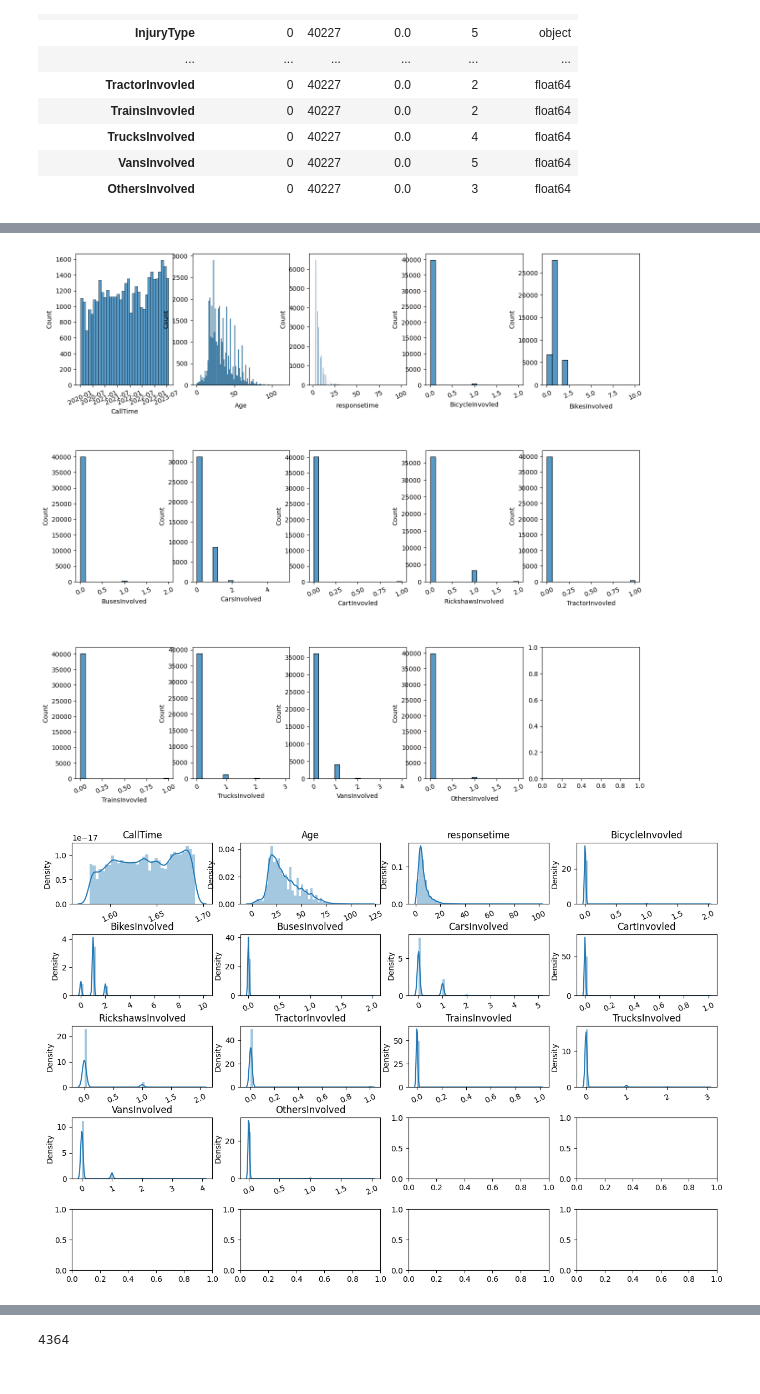
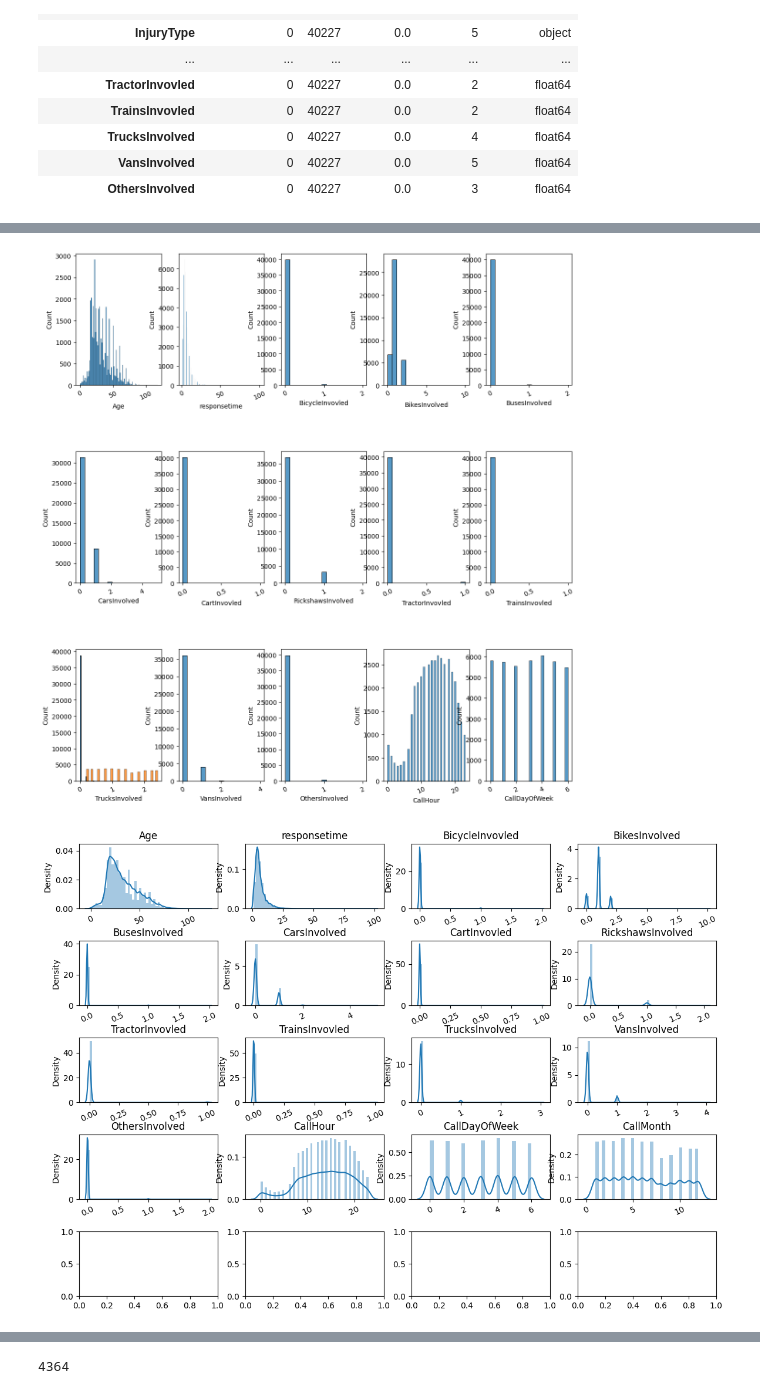
Before and after one commit to Sibgat-Ul/Road_Accidents_Pakistan_Prediction, a Jupyter notebook: toonsquad_445_7_assignment_2.ipynb, the cells around one changed output, grey strips where cells are left out. Drawn from its saved outputs; the diff is of its cells as text; code cells hidden in the pictures.

```diff
--- a/toonsquad_445_7_assignment_2.ipynb
+++ b/toonsquad_445_7_assignment_2.ipynb
@@ -199,0 +208,10 @@ num_cols = get_num_cols(rta_dataset)
+# %%
+rta_dataset['CallTime'] = pd.DatetimeIndex(rta_dataset['CallTime'])
+rta_dataset['CallHour'] = rta_dataset['CallTime'].dt.hour
+rta_dataset['CallDayOfWeek'] = rta_dataset['CallTime'].dt.dayofweek
+rta_dataset['CallMonth'] = rta_dataset['CallTime'].dt.month
+rta_dataset['CallYear'] = rta_dataset['CallTime'].dt.year
+rta_dataset.drop(columns=['CallTime', 'CallYear', 'EcYear'], inplace=True)
+
+cat_cols = get_cat_cols(rta_dataset)
+num_cols = get_num_cols(rta_dataset)
@@ -200,5 +220,5 @@ num_cols = get_num_cols(rta_dataset)
 # %%
-fig, axes = plt.subplots(nrows=2, ncols=4, figsize=(16, 13))
+fig, axes = plt.subplots(nrows=2, ncols=4, figsize=(14, 13))
 plt.subplots_adjust(hspace=.5)
 
 r, c = 0, 0
@@ -221,5 +241,5 @@ plt.show()
 # %%
-fig, axes = plt.subplots(nrows=2, ncols=4, figsize=(16, 13))
+fig, axes = plt.subplots(nrows=2, ncols=4, figsize=(14, 13))
 plt.subplots_adjust(hspace=.5)
 
 r, c = 0, 0
@@ -241,5 +261,5 @@ plt.show()
 # %%
-fig, axes = plt.subplots(nrows=3, ncols=5, figsize=(16, 15))
+fig, axes = plt.subplots(nrows=3, ncols=5, figsize=(14, 15))
 plt.subplots_adjust(hspace=.5)
 
 r, c = 0, 0
@@ -254,23 +274,23 @@ for col in num_cols:
         if r < 2:
             r = r + 1
 # %% [output]
-[figure, old version]
+[figure, new version]
 # %%
-fig, axes = plt.subplots(nrows=5, ncols=4, figsize=(15, 10))
+fig, axes = plt.subplots(nrows=5, ncols=4, figsize=(14, 10))
 plt.subplots_adjust(hspace=.5)
 
 r, c = 0, 0
 
 for col in num_cols:
     plot = sns.distplot(x=rta_dataset[col], ax=axes[r, c])
     plot.set_xticklabels(plot.get_xticklabels(), rotation=25)
     plot.set_title(col)
     if c < 3:
         c = c + 1
     else:
         c = 0
         if r < 4:
             r = r + 1
 # %% [output]
-[figure, old version]
+[figure, new version]
 # %%
```
Also changed, not shown: parts of 59 cells of this notebook.
